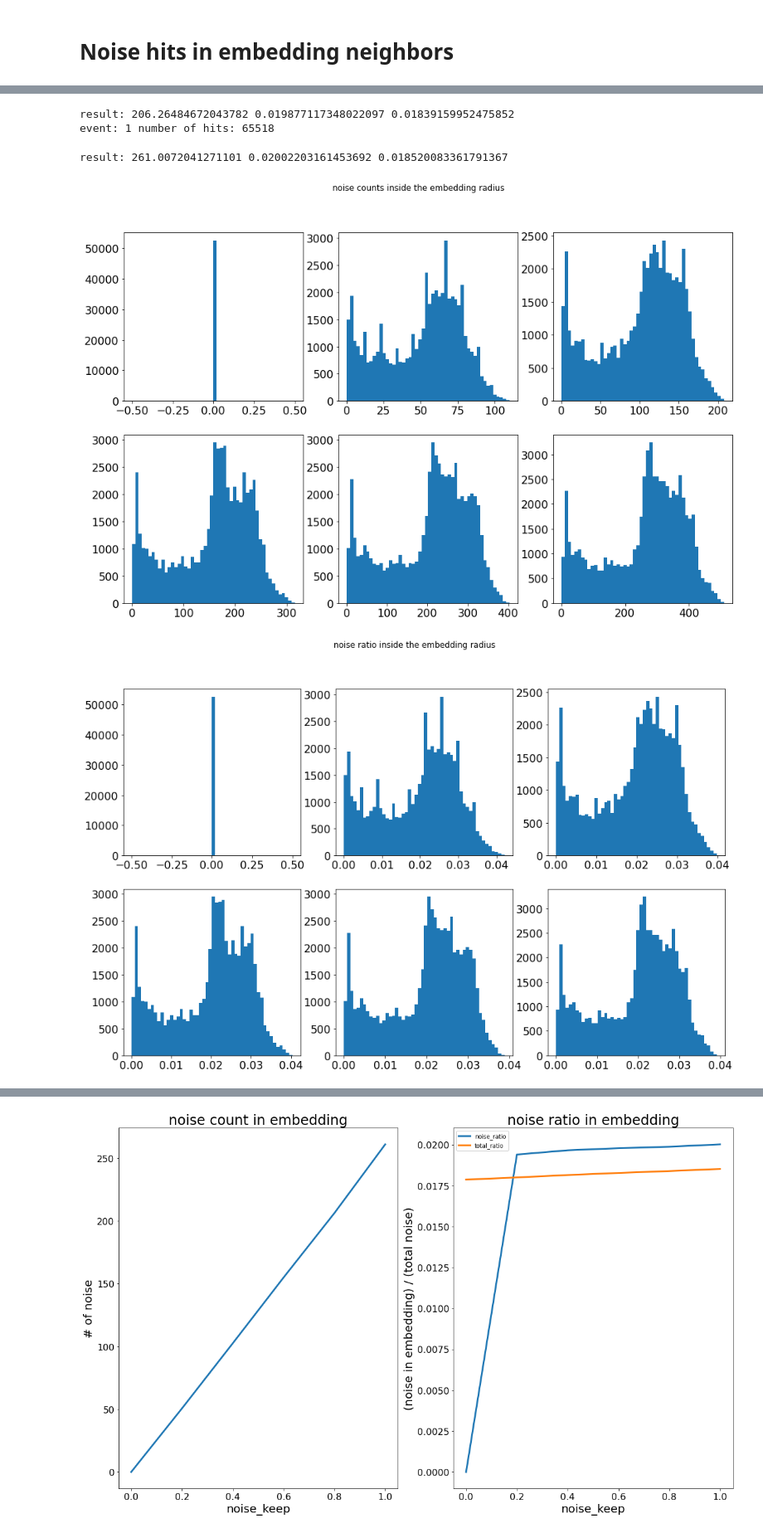
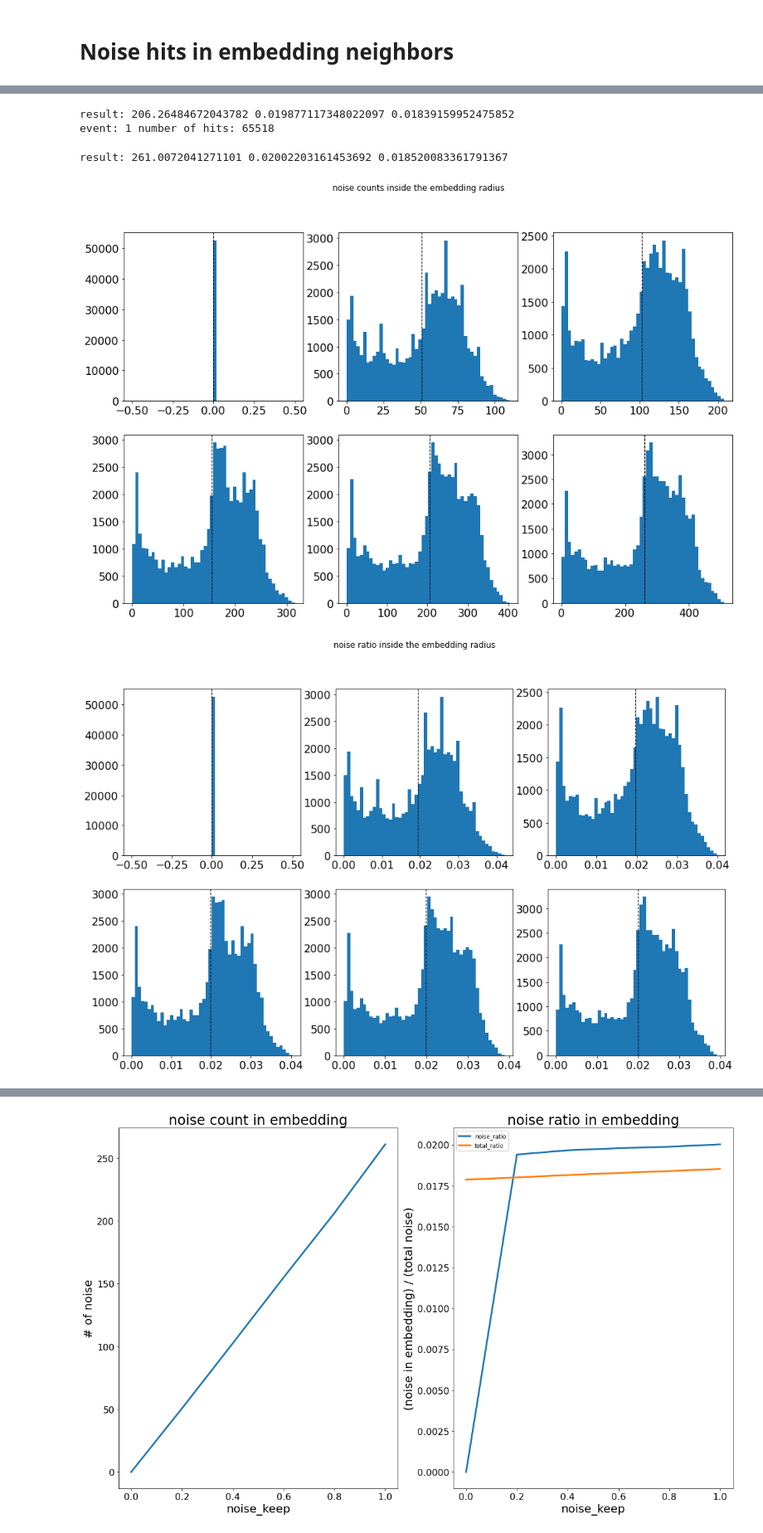
Before and after one commit to ami7o/TrackML, a Jupyter notebook: emb_filter_purity_efficiency.ipynb, the cells around one changed output, grey strips where cells are left out. Shown at 83% size. Drawn from its saved outputs; the diff is of its cells as text; code cells hidden in the pictures.

```diff
--- a/emb_filter_purity_efficiency.ipynb
+++ b/emb_filter_purity_efficiency.ipynb
@@ -71,3 +75,8 @@ def get_emb_eff_purity(hits, truth, emb_neighbors):
         if eff: efficiency.append(eff)
 
     return purity, efficiency
+# %%
+event_name = "event000001000.pickle"
+data_path = f"/global/cfs/cdirs/m3443/usr/aoka/data/classify/Classify_Example_0.4/preprocess_raw"
+hits, truth = load_event(data_path, event_name)
+neighbors = get_emb_neighbors(hits[feature_names].values, emb_model, 0.4)
@@ -73,0 +88,3 @@ def get_emb_eff_purity(hits, truth, emb_neighbors):
+# %%
+purity, efficiency = get_emb_eff_purity(hits, truth, neighbors, False) # considering all hits in the event
+sum(purity)/len(purity), sum(efficiency)/len(efficiency)
@@ -111,19 +130,8 @@ def get_filter_eff_purity(hits, truth, neighbors):
 # %% [markdown]
 # Overall purity and efficiency
 # %%
-def get_overall_eff_purity(hits, truth, neighbors):
+def get_overall_eff_purity(hits, truth, idx_pairs, filter_pairs):
     vol = hits[['volume_id', 'layer_id']].values.T
-
-    batch_size = 64
-    num_workers = 12 if DEVICE=='cuda' else 0
-    dataset = EdgeData(hits[feature_names].values, vol, neighbors)
-    loader = DataLoader(dataset,
-                        batch_size = batch_size,
-                        num_workers = num_workers,
-                        collate_fn = my_collate)
-    # apply filter model
-    idx_pairs, scores = predict_pairs(loader, filter_model, batch_size)
-
     # get true pairs from original dataset
     true_pairs = []
     for pid in tqdm(truth['particle_id'].unique()):
@@ -134,10 +142,6 @@ def get_overall_eff_purity(hits, truth, neighbors):
             true_neighbors = filter_one_neighborhood(hit['volume_id'], hit['layer_id'], seed_hits, vol[0], vol[1])
             true_pairs += [(i, n) for n in true_neighbors]
 
-    # get filtered pairs
-    filter_pairs, _ = apply_filter(idx_pairs, scores, 0.95)
-    filter_pairs = [(pair[0], pair[1]) for pair in filter_pairs]
-
     # calculate efficiency and purity
     true_pairs_set = frozenset(true_pairs)
     n_true_pairs = sum(map(lambda n : n in true_pairs_set, filter_pairs))
@@ -188,20 +192,25 @@ for i, noise_keep in enumerate(noise_keeps):
 
     neighbors = get_emb_neighbors(hits[feature_names].values, emb_model, 0.4)
 
-    emb_purity, emb_efficiency = get_emb_eff_purity(hits, truth, neighbors)
+    emb_purity, emb_efficiency = get_emb_eff_purity(hits, truth, neighbors, only_adjacent=True)
     axes[i//3][i%3].hist(emb_purity, 50, range=(0, 0.1))
     emb_purity = sum(emb_purity)/len(emb_purity)
     emb_efficiency = sum(emb_efficiency)/len(emb_efficiency)
     print("emb result:", emb_purity, emb_efficiency)
+    axes[i//3][i%3].axvline(emb_purity, color='k', linestyle='dashed', linewidth=1)
+    axes[i//3][i%3].set_xlim(0, 0.03)
     emb_ps.append(emb_purity)
     emb_efs.append(emb_efficiency)
 
-    filter_purity, filter_efficiency = get_filter_eff_purity(hits, truth, neighbors)
+    #apply filter
+    idx_pairs, filter_pairs = use_filter(hits, neighbors)
+
+    filter_purity, filter_efficiency = get_filter_eff_purity(hits, truth, idx_pairs, filter_pairs)
     print("filter result:", filter_purity, filter_efficiency)
     filter_ps.append(filter_purity)
     filter_efs.append(filter_efficiency)
 
-    overall_purity, overall_efficiency = get_overall_eff_purity(hits, truth, neighbors)
+    overall_purity, overall_efficiency = get_overall_eff_purity(hits, truth, idx_pairs, filter_pairs)
     print("overall result:", overall_purity, overall_efficiency)
     overall_ps.append(overall_purity)
     overall_efs.append(overall_efficiency)
@@ -338,32 +323,34 @@ for i, noise_keep in enumerate(noise_keeps):
     for j in tqdm(range(len(neighbors))):
         n_noise = 0
         for k in neighbors[j]:
             if truth_np[k, 1] == 0: n_noise+=1
         ncounts.append(n_noise)
         nratios.append(n_noise / total_noise if total_noise > 0 else 0)
         tratios.append(len(neighbors[j])/len(hits))
     noise_count = sum(ncounts)/len(ncounts)
     noise_ratio = sum(nratios)/len(nratios)
     total_ratio = sum(tratios)/len(tratios)
     print("result:", noise_count, noise_ratio, total_ratio)
     noise_counts.append(noise_count)
     noise_ratios.append(noise_ratio)
     total_ratios.append(total_ratio)
 
     axes1[i//3][i%3].hist(ncounts, 50)
+    axes1[i//3][i%3].axvline(noise_count, color='k', linestyle='dashed', linewidth=1)
     axes2[i//3][i%3].hist(nratios, 50)
+    axes2[i//3][i%3].axvline(noise_ratio, color='k', linestyle='dashed', linewidth=1)
 # %% [output]
 event: 0 number of hits: 52482
 result: 0.0 0.0 0.01786770582308169
 event: 0.2 number of hits: 55094
 result: 50.67246887138345 0.019399873227941056 0.018000348214342817
 event: 0.4 number of hits: 57699
 result: 102.57153503526924 0.019661018791502755 0.018148354544652613
 event: 0.6 number of hits: 60314
 result: 154.97746791789635 0.019787725730068182 0.01827612050747178
 event: 0.8 number of hits: 62859
 result: 206.26484672043782 0.019877117348022097 0.01839159952475852
 event: 1 number of hits: 65518
 result: 261.0072041271101 0.02002203161453692 0.018520083361791367
-[figure, old version]
+[figure, new version]
-[figure, old version]
+[figure, new version]
```
Also changed, not shown: parts of 21 cells of this notebook.
